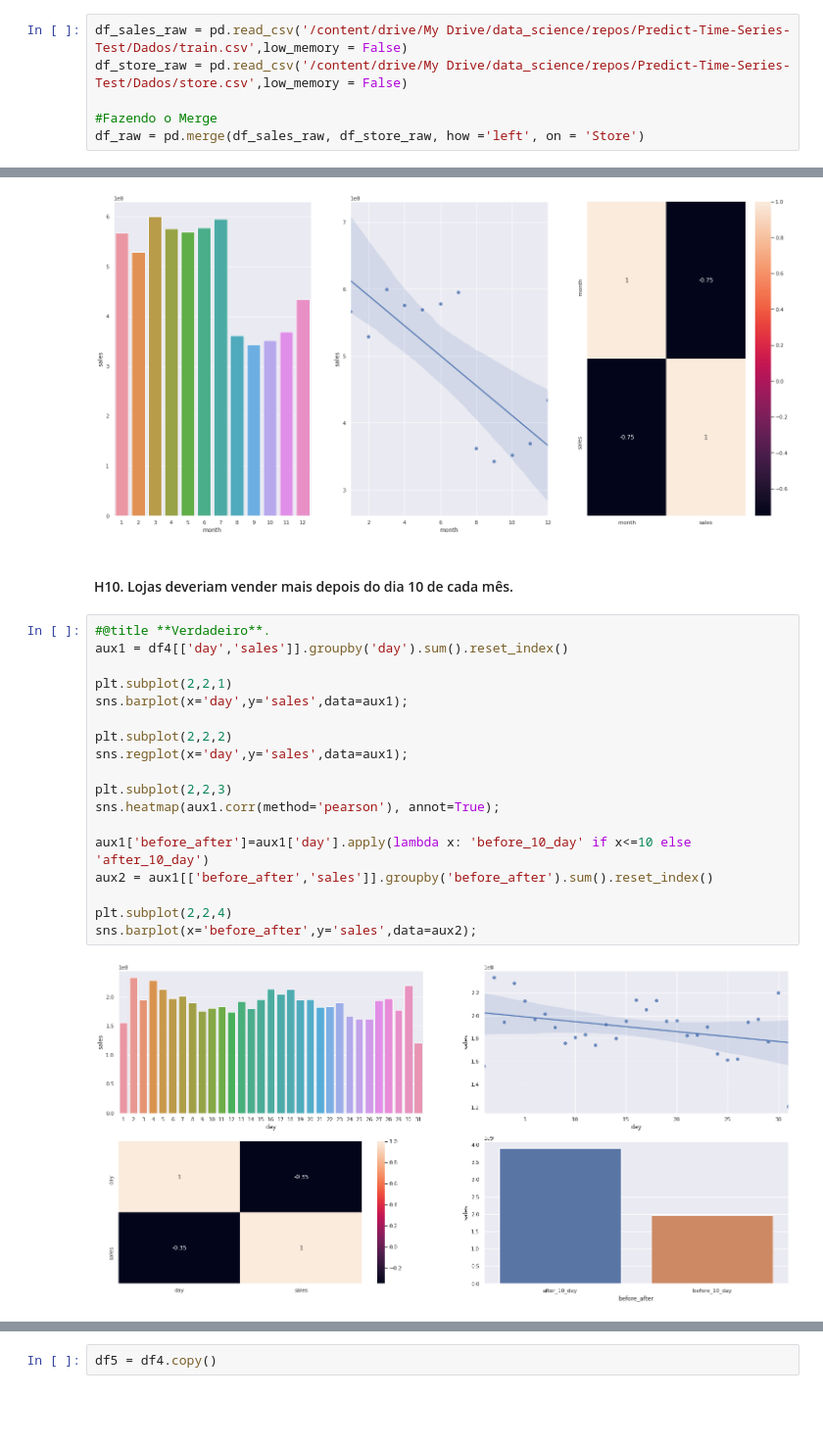
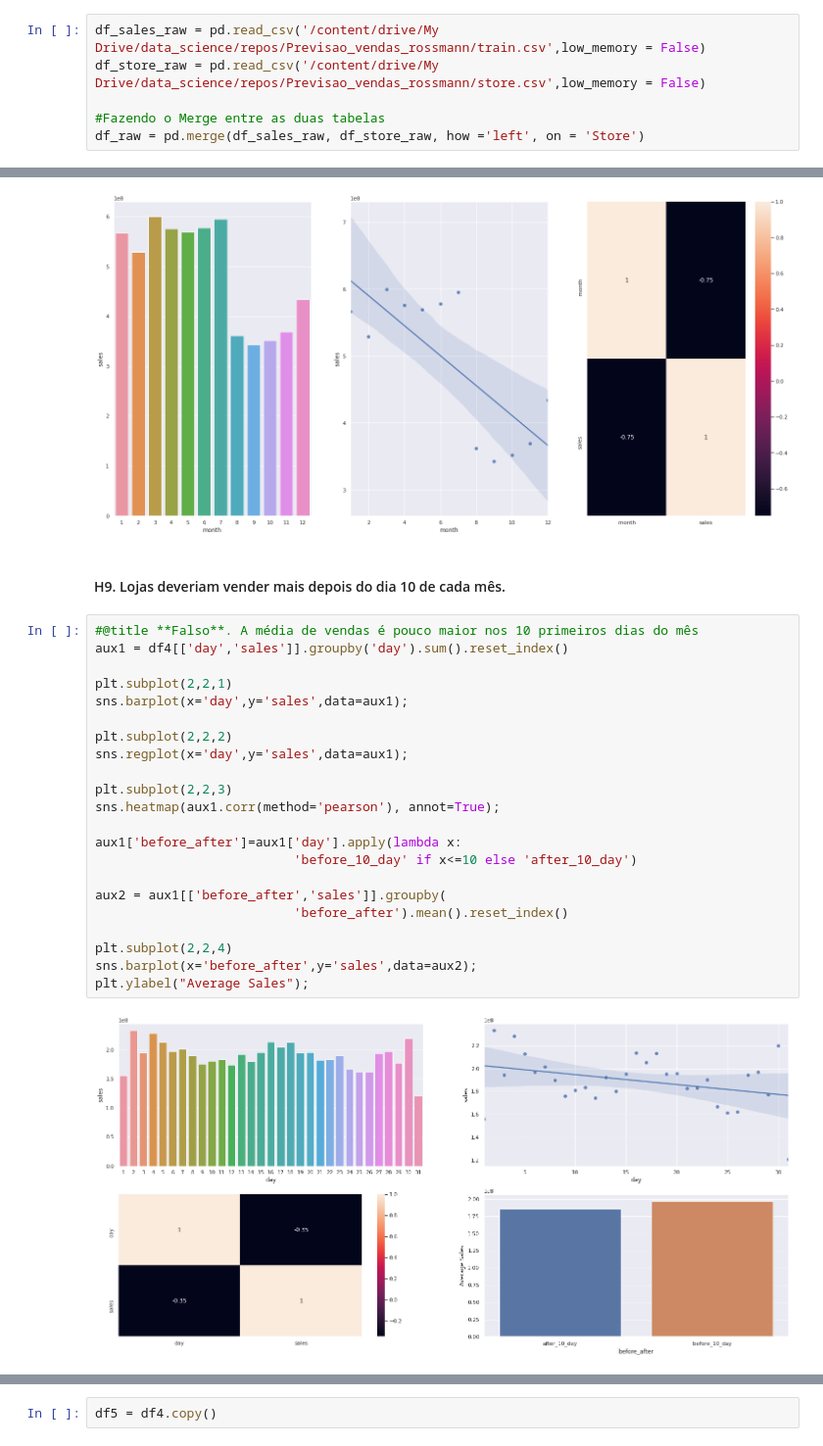
Before and after one commit to henriquelucasdf/Previsao_vendas_rossmann, a Jupyter notebook: previsao_rossmann.ipynb, the cells around one changed output, grey strips where cells are left out. Shown at 98% size. Drawn from its saved outputs; the diff is of its cells as text; blank space fills up the shorter version.

```diff
--- a/previsao_rossmann.ipynb
+++ b/previsao_rossmann.ipynb
@@ -265,8 +157,8 @@ Populating the interactive namespace from numpy and matplotlib
 # %%
-df_sales_raw = pd.read_csv('/content/drive/My Drive/data_science/repos/Predict-Time-Series-Test/Dados/train.csv',low_memory = False)
-df_store_raw = pd.read_csv('/content/drive/My Drive/data_science/repos/Predict-Time-Series-Test/Dados/store.csv',low_memory = False)
+df_sales_raw = pd.read_csv('/content/drive/My Drive/data_science/repos/Previsao_vendas_rossmann/train.csv',low_memory = False)
+df_store_raw = pd.read_csv('/content/drive/My Drive/data_science/repos/Previsao_vendas_rossmann/store.csv',low_memory = False)
 
-#Fazendo o Merge
+#Fazendo o Merge entre as duas tabelas
 df_raw = pd.merge(df_sales_raw, df_store_raw, how ='left', on = 'Store')
 # %%
 #Pegando uma linha aleatória p/ verificar o merge:
@@ -853,25 +707,29 @@ sns.heatmap(aux1.corr(method='pearson'), annot=True);
 # %% [output]
 [figure]
 # %% [markdown]
-#### H10. Lojas deveriam vender mais depois do dia 10 de cada mês.
+#### H9. Lojas deveriam vender mais depois do dia 10 de cada mês.
 # %%
-#@title **Verdadeiro**.
+#@title **Falso**. A média de vendas é pouco maior nos 10 primeiros dias do mês
 aux1 = df4[['day','sales']].groupby('day').sum().reset_index()
 
 plt.subplot(2,2,1)
 sns.barplot(x='day',y='sales',data=aux1);
 
 plt.subplot(2,2,2)
 sns.regplot(x='day',y='sales',data=aux1);
 
 plt.subplot(2,2,3)
 sns.heatmap(aux1.corr(method='pearson'), annot=True);
 
-aux1['before_after']=aux1['day'].apply(lambda x: 'before_10_day' if x<=10 else 'after_10_day')
-aux2 = aux1[['before_after','sales']].groupby('before_after').sum().reset_index()
+aux1['before_after']=aux1['day'].apply(lambda x:
+                          'before_10_day' if x<=10 else 'after_10_day')
+
+aux2 = aux1[['before_after','sales']].groupby(
+                          'before_after').mean().reset_index()
 
 plt.subplot(2,2,4)
 sns.barplot(x='before_after',y='sales',data=aux2);
+plt.ylabel("Average Sales");
 # %% [output]
-[figure, old version]
+[figure, new version]
 # %% [markdown]
```
Also changed, not shown: parts of 187 cells of this notebook.
